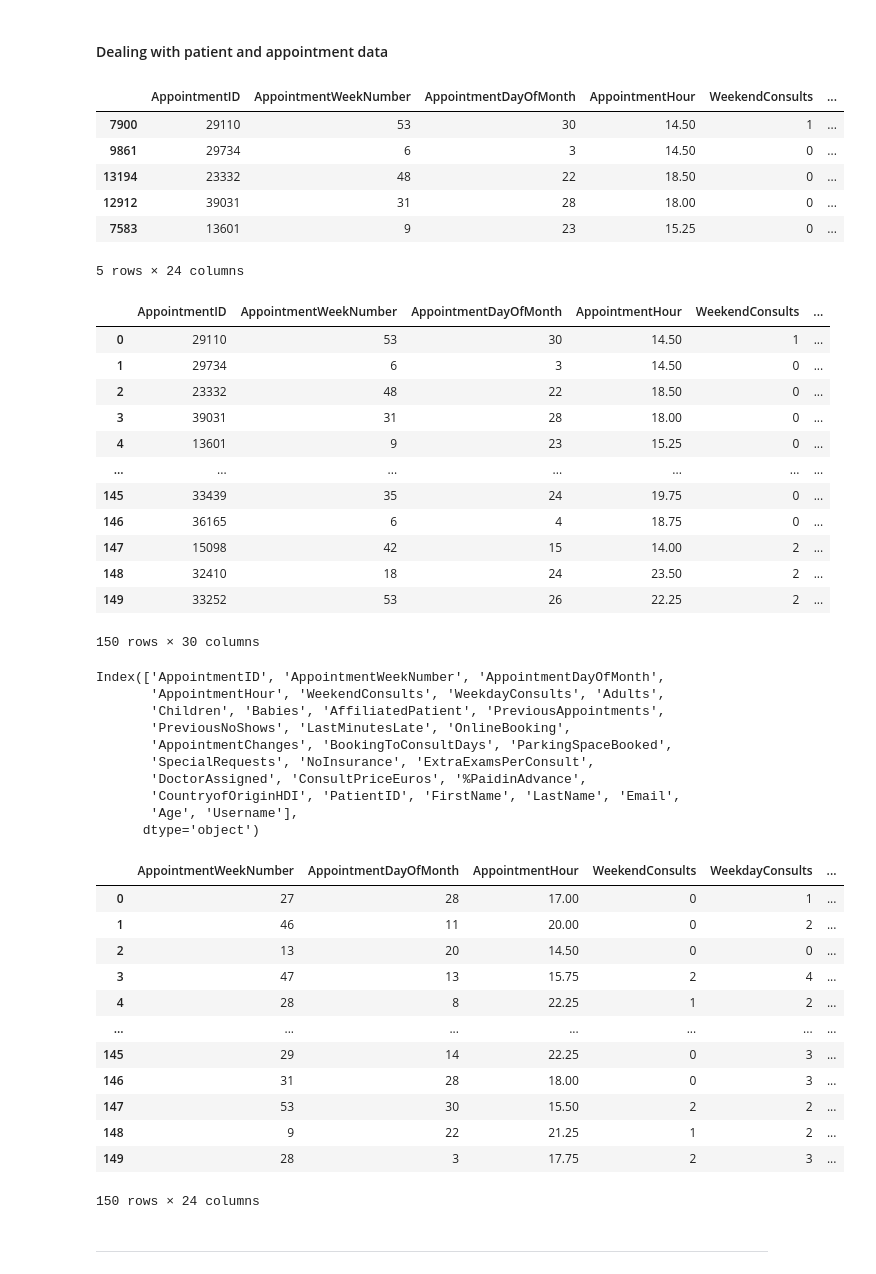
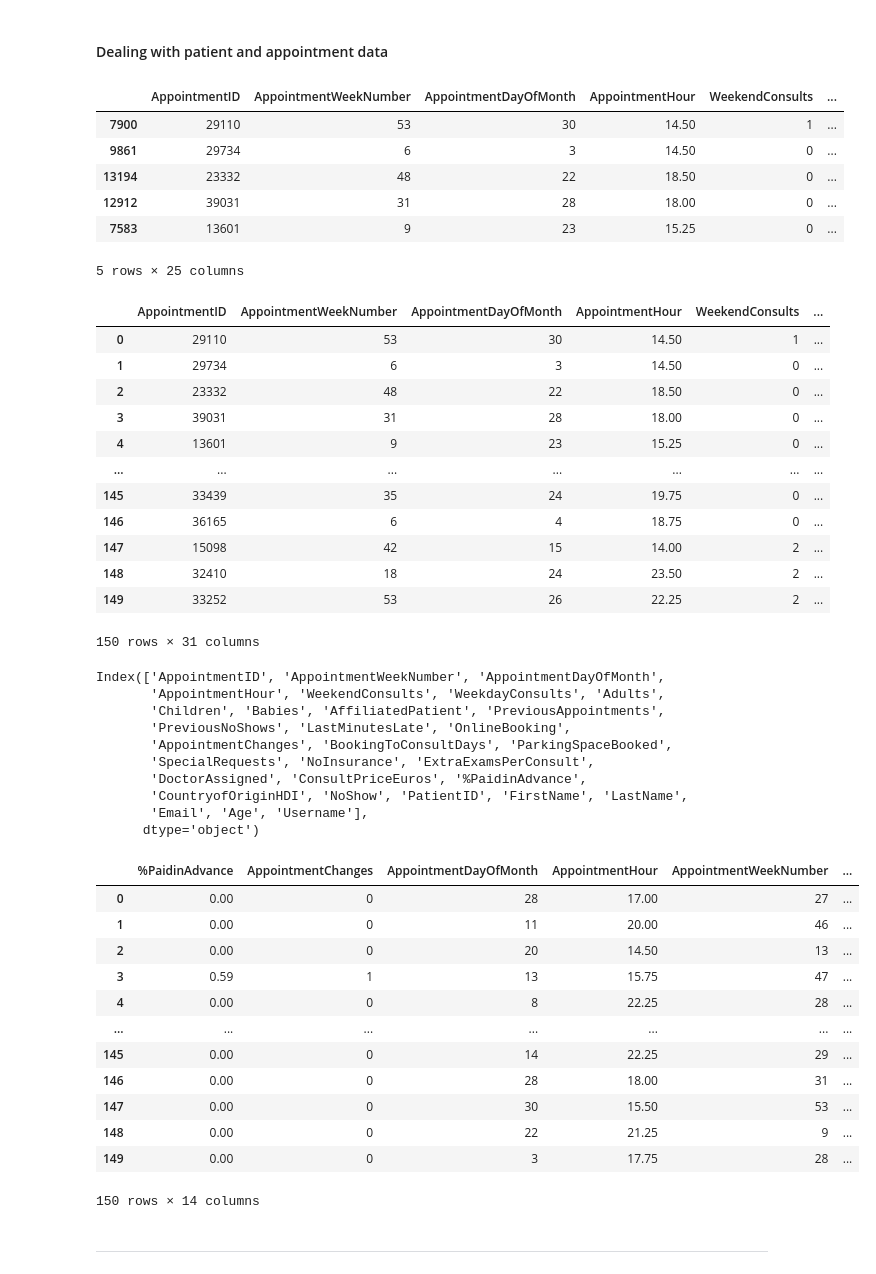
Before and after one commit to joanarr13/Capstone, a Jupyter notebook: No_show_prediction/customer&appointment_data.ipynb, the cells around one changed output. Cells and saved outputs as stored; diff of their text form; code cells hidden in the pictures.

```diff
--- a/No_show_prediction/customer&appointment_data.ipynb
+++ b/No_show_prediction/customer&appointment_data.ipynb
@@ -6,7 +6,7 @@ import warnings
 warnings.filterwarnings('ignore')
 # %%
 # Defining the paths and opening the data
-path = "C:\\Users\\ritaf\\Documents\\ESTUDOS\\NOVA IMS\\3º Ano\\Capstone Project\\Projeto\\"
+path = "C:\\Users\\ritaf\\Documents\\ESTUDOS\\NOVA IMS\\3º Ano\\Capstone Project\\Projeto\\data\\"
 appointment = pd.read_csv(path + 'no_show.csv')
 customer = pd.read_csv(path + 'customer_data.csv')
 hdi = pd.read_excel(path + 'HDI.xls')
@@ -22,7 +22,7 @@ appointment.rename(columns={'CountryofOriginHDI (Year-1)': 'CountryofOriginHDI'}
 appointment = appointment.sample(n=150, replace=False, random_state=42)
 # %%
 # Selecting ony the desired columns from the data
-features = ['AppointmentID', 'AppointmentWeekNumber', 'AppointmentDayOfMonth', 'AppointmentHour', 'WeekendConsults', 'WeekdayConsults', 'Adults', 'Children', 'Babies', 'AffiliatedPatient', 'PreviousAppointments', 'PreviousNoShows', 'LastMinutesLate', 'OnlineBooking', 'AppointmentChanges', 'BookingToConsultDays', 'ParkingSpaceBooked', 'SpecialRequests', 'NoInsurance', 'ExtraExamsPerConsult', 'DoctorAssigned', 'ConsultPriceEuros', '%PaidinAdvance', 'CountryofOriginHDI']
+features = ['AppointmentID', 'AppointmentWeekNumber', 'AppointmentDayOfMonth', 'AppointmentHour', 'WeekendConsults', 'WeekdayConsults', 'Adults', 'Children', 'Babies', 'AffiliatedPatient', 'PreviousAppointments', 'PreviousNoShows', 'LastMinutesLate', 'OnlineBooking', 'AppointmentChanges', 'BookingToConsultDays', 'ParkingSpaceBooked', 'SpecialRequests', 'NoInsurance', 'ExtraExamsPerConsult', 'DoctorAssigned', 'ConsultPriceEuros', '%PaidinAdvance', 'CountryofOriginHDI', 'NoShow']
 appointment = appointment.loc[:, features]
 appointment.head()
 # %% [output]
@@ -32,7 +32,7 @@ appointment.head()
 | 13194 | 23332 | 48 | 22 | 18.50 | 0 | ... |
 | 12912 | 39031 | 31 | 28 | 18.00 | 0 | ... |
 | 7583 | 13601 | 9 | 23 | 15.25 | 0 | ... |
-5 rows × 24 columns
+5 rows × 25 columns
 # %%
 # Reseting the index to merge the appointment and customer data
 appointment.reset_index(drop=True, inplace=True)
@@ -53,7 +53,7 @@ complete
 | 147 | 15098 | 42 | 15 | 14.00 | 2 | ... |
 | 148 | 32410 | 18 | 24 | 23.50 | 2 | ... |
 | 149 | 33252 | 53 | 26 | 22.25 | 2 | ... |
-150 rows × 30 columns
+150 rows × 31 columns
 # %%
 # Checking the whole set of columns
 complete.columns
@@ -65,33 +65,32 @@ Index(['AppointmentID', 'AppointmentWeekNumber', 'AppointmentDayOfMonth',
        'AppointmentChanges', 'BookingToConsultDays', 'ParkingSpaceBooked',
        'SpecialRequests', 'NoInsurance', 'ExtraExamsPerConsult',
        'DoctorAssigned', 'ConsultPriceEuros', '%PaidinAdvance',
-       'CountryofOriginHDI', 'PatientID', 'FirstName', 'LastName', 'Email',
-       'Age', 'Username'],
+       'CountryofOriginHDI', 'NoShow', 'PatientID', 'FirstName', 'LastName',
+       'Email', 'Age', 'Username'],
       dtype='object')
 # %%
 # Dividing the data into patients and appointments data
-patients = complete[['FirstName', 'LastName', 'Email', 'Age', 'Username', 'WeekendConsults', 'WeekdayConsults', 'Adults', 'Children', 'Babies', 'AffiliatedPatient', 'PreviousAppointments', 'PreviousNoShows', 'LastMinutesLate', 'NoInsurance', 'ExtraExamsPerConsult', 'CountryofOriginHDI']]
-appointments = complete[['AppointmentID', 'AppointmentWeekNumber', 'AppointmentDayOfMonth', 'AppointmentHour', 'WeekendConsults', 'WeekdayConsults', 'Adults', 'Children', 'Babies', 'AffiliatedPatient', 'PreviousAppointments', 'PreviousNoShows', 'LastMinutesLate', 'OnlineBooking', 'AppointmentChanges', 'BookingToConsultDays', 'ParkingSpaceBooked', 'SpecialRequests', 'NoInsurance', 'ExtraExamsPerConsult', 'DoctorAssigned', 'ConsultPriceEuros', '%PaidinAdvance', 'CountryofOriginHDI', 'Username']]
+patients = complete[['Adults', 'AffiliatedPatient', 'Age', 'Babies', 'Children', 'CountryofOriginHDI', 'Email', 'ExtraExamsPerConsult', 'FirstName', 'LastMinutesLate', 'LastName', 'NoInsurance', 'PreviousAppointments', 'PreviousNoShows', 'Username', 'WeekdayConsults', 'WeekendConsults']]
+appointments = complete[['%PaidinAdvance', 'AppointmentChanges', 'AppointmentDayOfMonth', 'AppointmentHour', 'AppointmentWeekNumber', 'BookingToConsultDays', 'ConsultPriceEuros', 'DoctorAssigned', 'NoShow', 'OnlineBooking', 'ParkingSpaceBooked', 'SpecialRequests', 'Username', 'AppointmentID']]
 # %%
 # Change the ordering of the appointment dataset rows and deleting the appointment ID column
 appointments.sort_values(by=['AppointmentID'], inplace=True)
 appointments.reset_index(drop=True, inplace=True)
-appointments.drop(columns=['AppointmentID'], inplace=True)
 appointments
 # %% [output]
-|  | AppointmentWeekNumber | AppointmentDayOfMonth | AppointmentHour | WeekendConsults | WeekdayConsults | ... |
-| 0 | 27 | 28 | 17.00 | 0 | 1 | ... |
-| 1 | 46 | 11 | 20.00 | 0 | 2 | ... |
-| 2 | 13 | 20 | 14.50 | 0 | 0 | ... |
-| 3 | 47 | 13 | 15.75 | 2 | 4 | ... |
-| 4 | 28 | 8 | 22.25 | 1 | 2 | ... |
+|  | %PaidinAdvance | AppointmentChanges | AppointmentDayOfMonth | AppointmentHour | AppointmentWeekNumber | ... |
+| 0 | 0.00 | 0 | 28 | 17.00 | 27 | ... |
+| 1 | 0.00 | 0 | 11 | 20.00 | 46 | ... |
+| 2 | 0.00 | 0 | 20 | 14.50 | 13 | ... |
+| 3 | 0.59 | 1 | 13 | 15.75 | 47 | ... |
+| 4 | 0.00 | 0 | 8 | 22.25 | 28 | ... |
 | ... | ... | ... | ... | ... | ... | ... |
-| 145 | 29 | 14 | 22.25 | 0 | 3 | ... |
-| 146 | 31 | 28 | 18.00 | 0 | 3 | ... |
-| 147 | 53 | 30 | 15.50 | 2 | 2 | ... |
-| 148 | 9 | 22 | 21.25 | 1 | 2 | ... |
-| 149 | 28 | 3 | 17.75 | 2 | 3 | ... |
+| 145 | 0.00 | 0 | 14 | 22.25 | 29 | ... |
+| 146 | 0.00 | 0 | 28 | 18.00 | 31 | ... |
+| 147 | 0.00 | 0 | 30 | 15.50 | 53 | ... |
+| 148 | 0.00 | 0 | 22 | 21.25 | 9 | ... |
+| 149 | 0.00 | 0 | 3 | 17.75 | 28 | ... |
-150 rows × 24 columns
+150 rows × 14 columns
 # %%
 # Export the DataFrame to a CSV file
 appointments.to_csv(path + 'appointments.csv', index=True)
```
Also changed, not shown: 18 other files.
